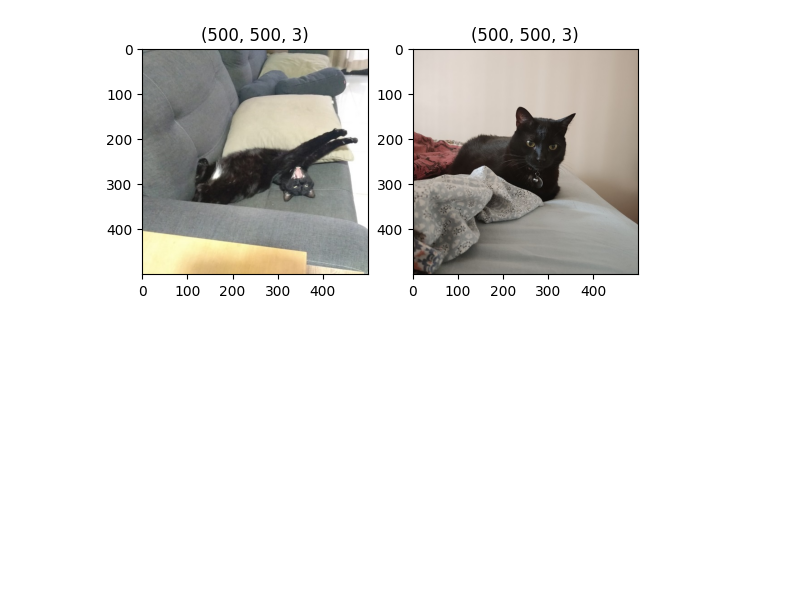
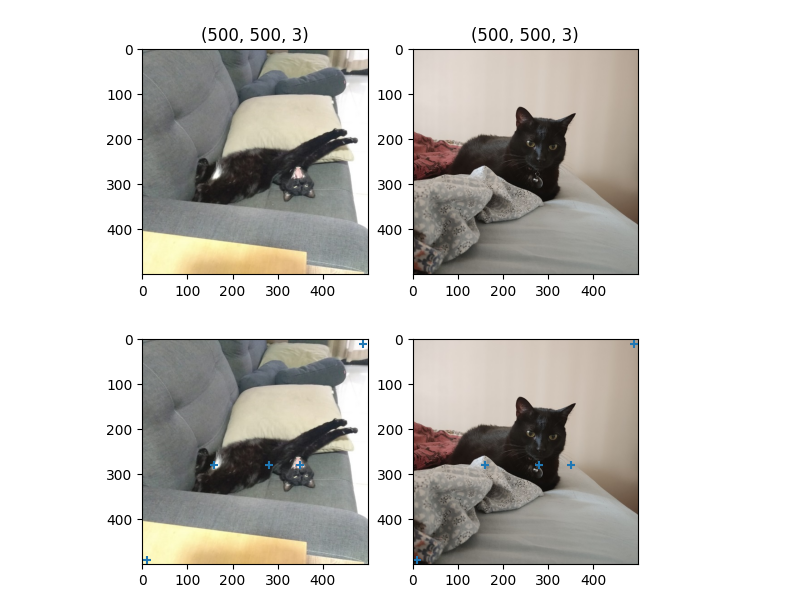
Before and after one commit to htbrandao/ppgi-proc-img, a Jupyter notebook: trab08/trab08.ipynb, the cells around one changed output. Drawn from its saved outputs; the diff is of its cells as text; code cells hidden in the pictures; blank space fills up the shorter version.

```diff
--- a/trab08/trab08.ipynb
+++ b/trab08/trab08.ipynb
@@ -48,3 +48,18 @@ plt.imshow(x2)
 plt.show()
 # %% [output]
 [figure]
+# %%
+_x = (10, 160, 280, 350, 490)
+_y = (490, 280, 280, 280, 10)
+
+plt.subplot(1,2,1)
+plt.imshow(x1)
+plt.scatter(x=_x, y=_y, marker='+')
+
+plt.subplot(1,2,2)
+plt.imshow(x2)
+plt.scatter(x=_x, y=_y, marker='+')
+
+plt.show()
+# %% [output]
+[figure, added]
```
Also changed, not shown: parts of 5 cells of this notebook, 2 other files.
